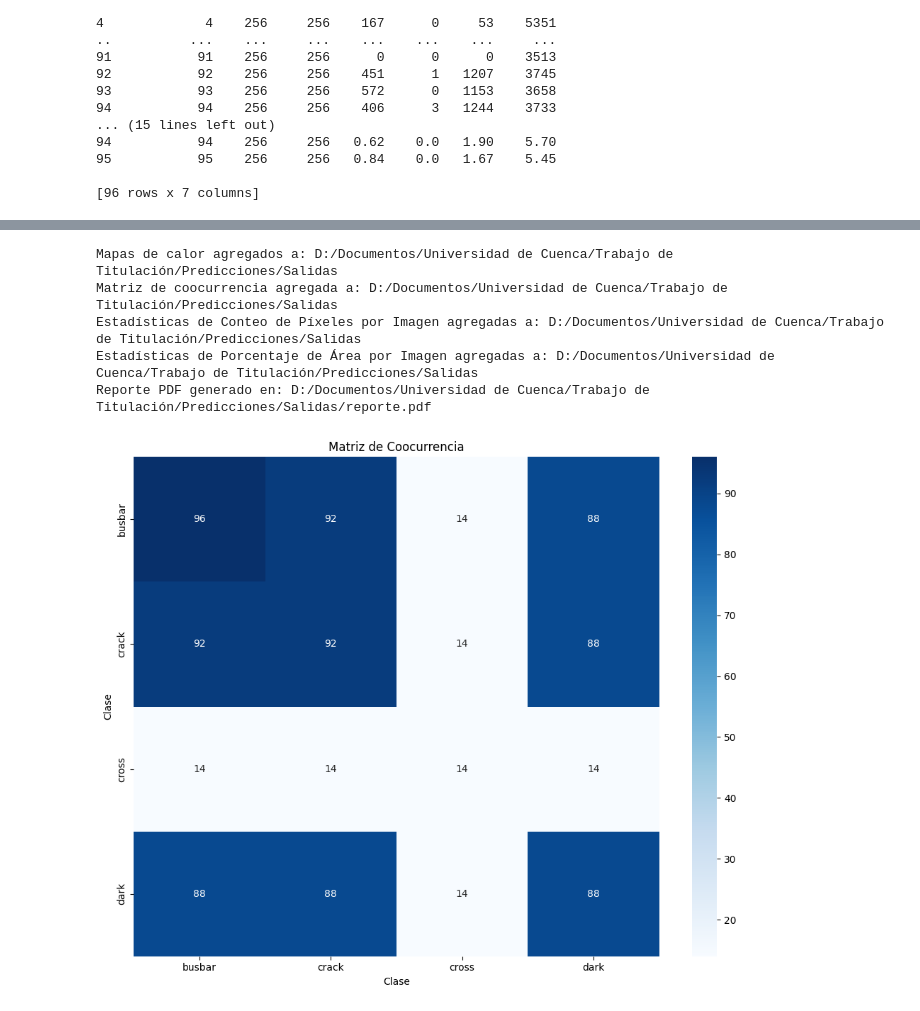
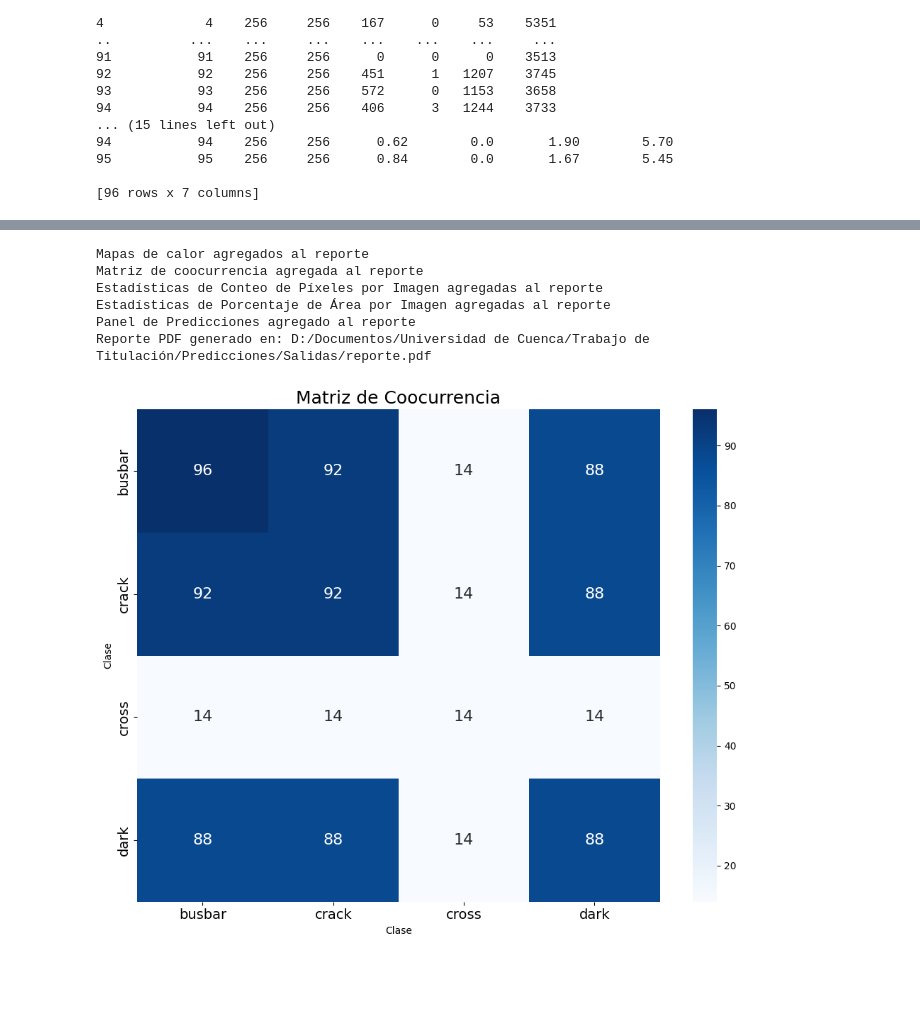
Before and after one commit to Franklingo13/PVDefectDetect, a Jupyter notebook: TestsPV-vision/EvaluacionModelo.ipynb, the cells around one changed output, grey strips where cells are left out. Drawn from its saved outputs; the diff is of its cells as text; code cells hidden in the pictures; blank space fills up the shorter version.

```diff
--- a/TestsPV-vision/EvaluacionModelo.ipynb
+++ b/TestsPV-vision/EvaluacionModelo.ipynb
@@ -614,13 +614,17 @@ def plot_cooccurrence_matrix(cooccurrence_matrix, class_names, save_path=None):
     Args:
         cooccurrence_matrix (np.ndarray): Matriz de coocurrencia.
         class_names (list): Lista de nombres de las clases.
-        save_path (str, optional): Ruta del archivo donde se guardará la imagen. Si es None, solo muestra la matriz.
+        save_path (str, optional): Ruta del archivo donde se guardará la imagen.
+        Si es None, solo muestra la matriz.
     """
     plt.figure(figsize=(10, 8))
-    sns.heatmap(cooccurrence_matrix, annot=True, fmt="d", cmap='Blues', xticklabels=class_names, yticklabels=class_names)
+    sns.heatmap(cooccurrence_matrix, annot=True, fmt="d", cmap='Blues',
+                xticklabels=class_names, yticklabels=class_names, annot_kws={"size": 16})
     plt.xlabel('Clase')
     plt.ylabel('Clase')
-    plt.title('Matriz de Coocurrencia')
+    plt.xticks(fontsize=14)
+    plt.yticks(fontsize=14)
+    plt.title('Matriz de Coocurrencia', fontsize=18)
     plt.tight_layout()
 
     if save_path:
@@ -780,6 +784,11 @@ def generate_area_percentage_statistics(masks_each, class_names):
 
     # Crear un DataFrame con las estadísticas
     df_area_statistics = pd.DataFrame(statistics).fillna(0)
+
+    # Renombrar columnas de clases para agregar el símbolo de porcentaje
+    new_class_names = {class_name: f"{class_name} [%]" for class_name in class_names}
+    df_area_statistics.rename(columns=new_class_names, inplace=True)
+
     # Invertir el orden de las columnas
     df_area_statistics = df_area_statistics.reindex(columns=df_area_statistics.columns[::-1])
 
@@ -1070,23 +1122,12 @@ def save_heatmap_images():
     plt.imsave(f'{reporte_path}/heatmap_crack.png', heatmap_crack, cmap='viridis')
     plt.imsave(f'{reporte_path}/heatmap_dark.png', heatmap_dark, cmap='viridis')
 
-def save_cooccurrence_matrix_image():
-    cooccurrence_matrix = generate_cooccurrence_matrix(masks_each, n_classes)
-    # Visualizar la matriz de coocurrencia
-    plot_cooccurrence_matrix(cooccurrence_matrix, class_names)
-    plt.savefig(f'{reporte_path}/cooccurrence_matrix.png')
-
-# def save_table_image(df, title, filename):
-#     display_table(df, title)
-#     plt.savefig(filename)
-
-# Guardar las visualizaciones como imágenes
+# Guardar los mapas de calor como imágenes
 save_heatmap_images()
 # Guardar la matriz de coocurrencia como imagen
 plot_cooccurrence_matrix(cooccurrence_matrix, class_names, f'{reporte_path}/cooccurrence_matrix.png')
-# Guardar las tablas como imágenes
-display_table(image_statistics, "Estadísticas de Conteo de Píxeles por Imagen", f'{reporte_path}/image_statistics.png')
-display_table(area_statistics, "Estadísticas de Porcentaje de Área por Imagen", f'{reporte_path}/area_statistics.png')
+
+
 # Función para crear una tabla en el PDF
 def create_table(dataframe):
     data = [dataframe.columns.tolist()] + dataframe.values.tolist()
@@ -1107,44 +1148,60 @@ def generate_pdf_report():
     pdf = SimpleDocTemplate(reporte_pdf, pagesize=letter)
     elements = []
     styles = getSampleStyleSheet()
 
     # Añadir título
     styles = getSampleStyleSheet()
     title = Paragraph("Reporte de Resultados de Análisis de Imágenes EL", styles['Title'])
     elements.append(title)
     elements.append(Spacer(1, 12))
 
     # Agregar los mapas de calor al PDF
     elements.append(Paragraph("Mapas de Calor", styles['Heading1']))
+    elements.append(Paragraph("Mapa de Calor de Barras Colectoras", styles['Heading3']))
     elements.append(Image(f'{reporte_path}/heatmap_busbar.png', width=400, height=300))
+    elements.append(Paragraph("Mapa de Calor de Grietas", styles['Heading3']))
     elements.append(Image(f'{reporte_path}/heatmap_crack.png', width=400, height=300))
+    elements.append(Paragraph("Mapa de Calor de Zonas Desconectadas", styles['Heading3']))
     elements.append(Image(f'{reporte_path}/heatmap_dark.png', width=400, height=300))
-    print(f"Mapas de calor agregados a: {reporte_path}")
+    print(f"Mapas de calor agregados al reporte")
 
     # Agregar la matriz de coocurrencia al PDF
     elements.append(Paragraph("Matriz de Coocurrencia", styles['Heading1']))
     elements.append(Image(f'{reporte_path}/cooccurrence_matrix.png', width=400, height=300))
-    print(f"Matriz de coocurrencia agregada a: {reporte_path}")
+    print(f"Matriz de coocurrencia agregada al reporte")
 
-    # Agregar las tablas de estadísticas al PDF
-    elements.append(Paragraph("Estadísticas de Conteo de Píxeles por Imagen", styles['Heading1']))
-    elements.append(Image(f'{reporte_path}/image_statistics.png', width=500, height=630))
-    print(f"Estadísticas de Conteo de Píxeles por Imagen agregadas a: {reporte_path}")
+    # Añadir estadísticas de conteo de píxeles por imagen
+    elements.append(Paragraph("Estadísticas de Conteo de Píxeles por Imagen", styles['Heading2']))
+    # Agregar un párrafo con la descripción de las estadísticas
+    elements.append(Paragraph("Las siguientes tablas muestran el conteo de píxeles por imagen para cada clase.", styles['Normal']))
+    elements.append(create_table(image_statistics))
+    print(f"Estadísticas de Conteo de Píxeles por Imagen agregadas al reporte")
 
-    elements.append(Paragraph("Estadísticas de Porcentaje de Área por Imagen", styles['Heading1']))
-    elements.append(Image(f'{reporte_path}/area_statistics.png', width=500, height=620))
-    print(f"Estadísticas de Porcentaje de Área por Imagen agregadas a: {reporte_path}")
+    # Añadir estadísticas de porcentaje de área por imagen
+    elements.append(Paragraph("Estadísticas de Porcentaje de Área por Imagen", styles['Heading2']))
+    # Agregar un párrafo con la descripción de las estadísticas
+    elements.append(Paragraph("Las siguientes tablas muestran el porcentaje de área cubierta por cada clase en cada imagen.", styles['Normal']))
+    elements.append(create_table(area_statistics))
+    print(f"Estadísticas de Porcentaje de Área por Imagen agregadas al reporte")
+
+    # Añadir la imagen del panel completo con las predicciones
+    #page_width, page_height = letter
+    elements.append(Paragraph("Panel de Predicciones", styles['Heading1']))
+    elements.append(Paragraph("El panel completo muestra las imágenes originales con las predicciones superpuestas.", styles['Normal']))
+    elements.append(Image(f'{reporte_path}/panel_predictions.png', width=500, height=630))
+    print(f"Panel de Predicciones agregado al reporte")
 
     pdf.build(elements)
 
 
 # Generar el reporte en PDF
 generate_pdf_report()
 print(f"Reporte PDF generado en: {reporte_pdf}")
 # %% [output]
-Mapas de calor agregados a: D:/Documentos/Universidad de Cuenca/Trabajo de Titulación/Predicciones/Salidas
-Matriz de coocurrencia agregada a: D:/Documentos/Universidad de Cuenca/Trabajo de Titulación/Predicciones/Salidas
-Estadísticas de Conteo de Píxeles por Imagen agregadas a: D:/Documentos/Universidad de Cuenca/Trabajo de Titulación/Predicciones/Salidas
-Estadísticas de Porcentaje de Área por Imagen agregadas a: D:/Documentos/Universidad de Cuenca/Trabajo de Titulación/Predicciones/Salidas
+Mapas de calor agregados al reporte
+Matriz de coocurrencia agregada al reporte
+Estadísticas de Conteo de Píxeles por Imagen agregadas al reporte
+Estadísticas de Porcentaje de Área por Imagen agregadas al reporte
+Panel de Predicciones agregado al reporte
 Reporte PDF generado en: D:/Documentos/Universidad de Cuenca/Trabajo de Titulación/Predicciones/Salidas/reporte.pdf
-[figure, old version]
+[figure, new version]
```
Also changed, not shown: parts of 4 cells of this notebook, 1 other file.
